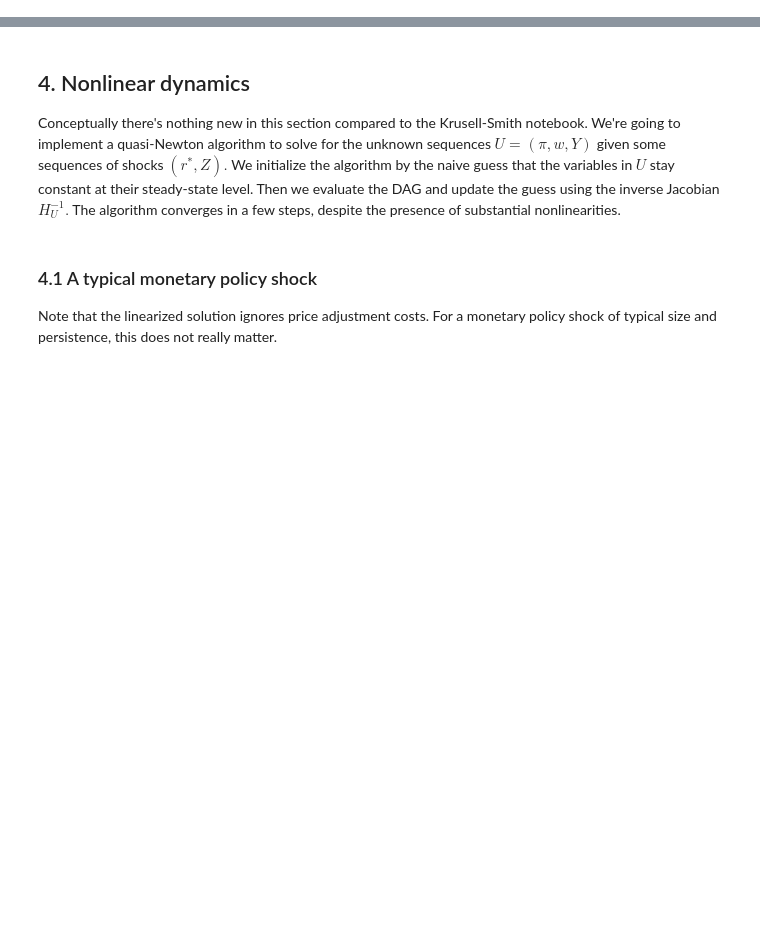
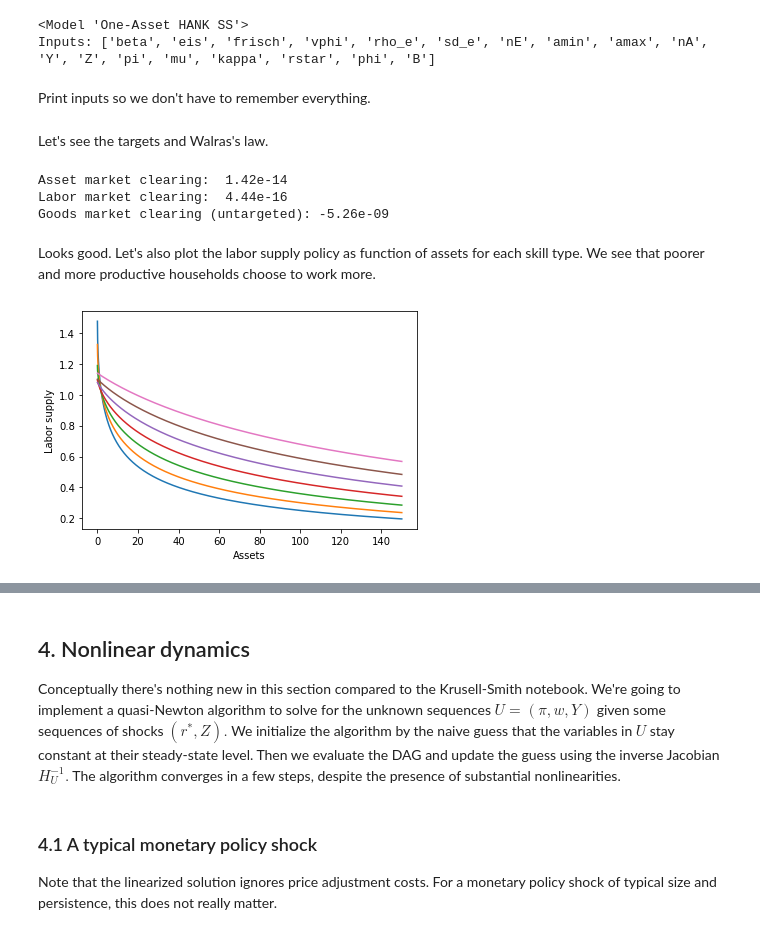
Before and after one commit to shade-econ/sequence-jacobian, a Jupyter notebook: notebooks/hank.ipynb, the cells around one changed output, grey strips where cells are left out. Drawn from its saved outputs; the diff is of its cells as text; code cells hidden in the pictures; blank space fills up the shorter version.

```diff
--- a/notebooks/hank.ipynb
+++ b/notebooks/hank.ipynb
@@ -260,0 +145,4 @@ Now let's consider 25 basis point monetary policy shocks with different persiste
+# %%
+def labor_supply(n, e_grid):
+    ne = e_grid[:, np.newaxis] * n
+    return ne
@@ -260,0 +151,5 @@ Now let's consider 25 basis point monetary policy shocks with different persiste
+# %%
+hh_ext = hh1.add_hetoutputs([labor_supply])
+
+print(hh_ext)
+print(f'Outputs: {hh_ext.outputs}')
@@ -260,0 +229,12 @@ Now let's consider 25 basis point monetary policy shocks with different persiste
+# %%
+blocks_ss = [hh_ext, firm, monetary, fiscal, mkt_clearing, nkpc_ss]
+
+hank_ss = create_model(blocks_ss, name="One-Asset HANK SS")
+
+print(hank_ss)
+print(f"Inputs: {hank_ss.inputs}")
+# %% [output]
+<Model 'One-Asset HANK SS'>
+Inputs: ['beta', 'eis', 'frisch', 'vphi', 'rho_e', 'sd_e', 'nE', 'amin', 'amax', 'nA', 'Y', 'Z', 'pi', 'mu', 'kappa', 'rstar', 'phi', 'B']
+# %% [markdown]
+Print inputs so we don't have to remember everything.
@@ -260,0 +250,18 @@ Now let's consider 25 basis point monetary policy shocks with different persiste
+# %% [markdown]
+Let's see the targets and Walras's law.
+# %%
+print(f"Asset market clearing: {ss0['asset_mkt']: 0.2e}")
+print(f"Labor market clearing: {ss0['labor_mkt']: 0.2e}")
+print(f"Goods market clearing (untargeted): {ss0['goods_mkt']: 0.2e}")
+# %% [output]
+Asset market clearing:  1.42e-14
+Labor market clearing:  4.44e-16
+Goods market clearing (untargeted): -5.26e-09
+# %% [markdown]
+Looks good. Let's also plot the labor supply policy as function of assets for each skill type. We see that poorer and more productive households choose to work more.
+# %%
+plt.plot(ss0.internals['household']['a_grid'], ss0.internals["household"]['n'].T)
+plt.xlabel('Assets'), plt.ylabel('Labor supply')
+plt.show()
+# %% [output]
+[figure, added]
```
Also changed, not shown: parts of 69 cells of this notebook, 3 other files.
